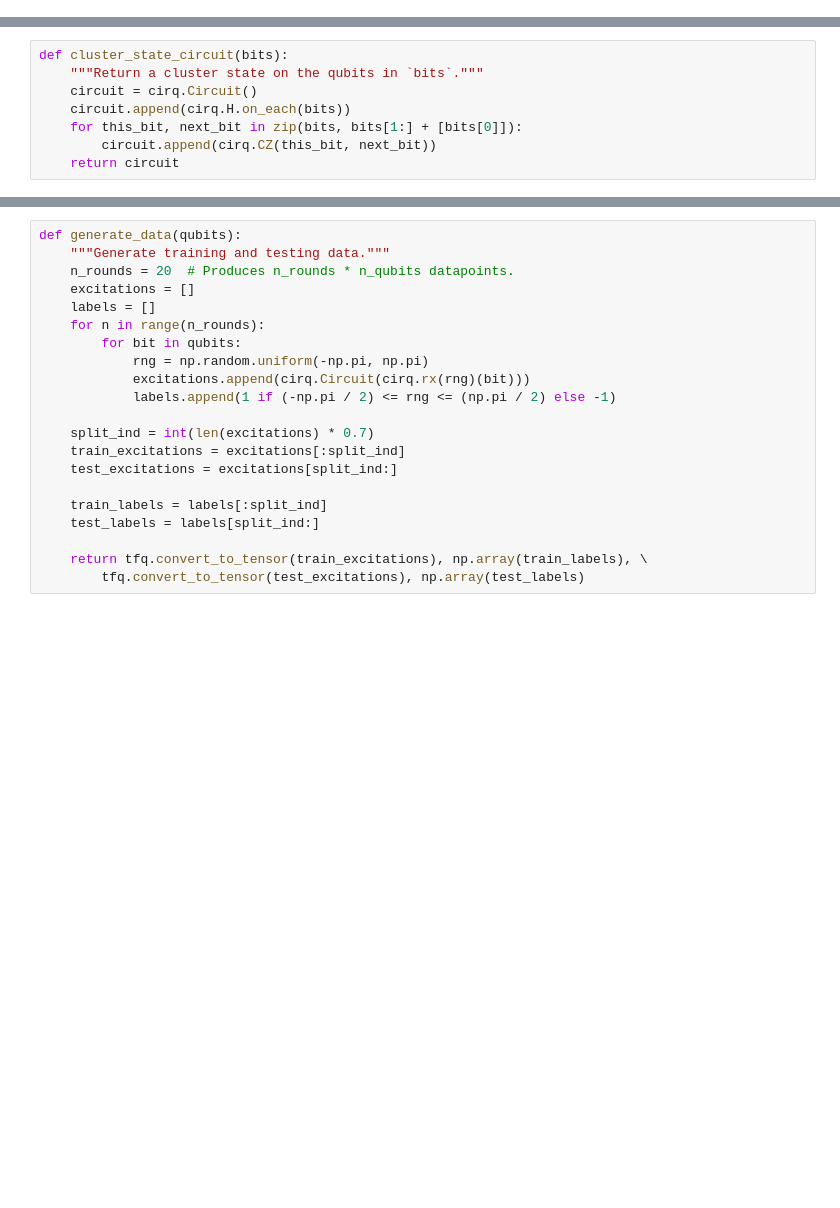
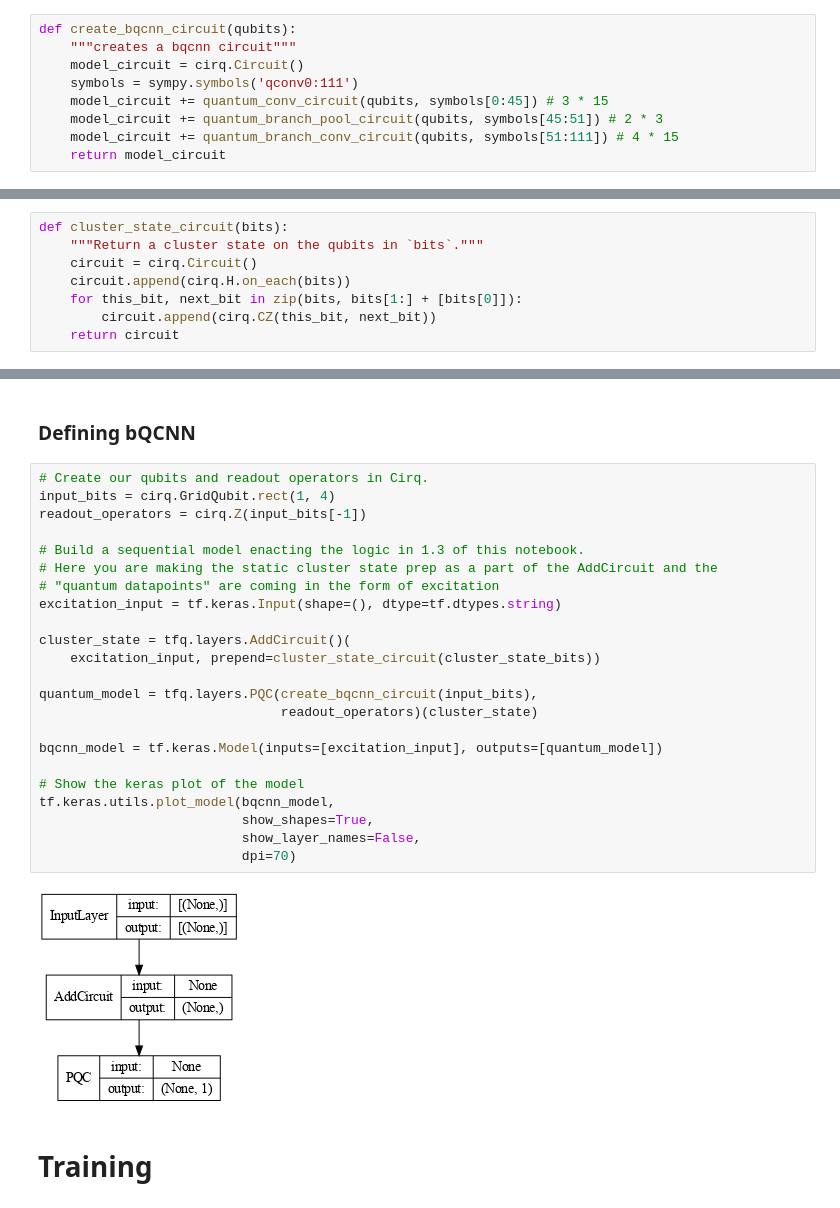
Before and after one commit to stellaw1/400q-project, a Jupyter notebook: 400q_project.ipynb, the cells around one changed output, grey strips where cells are left out. Drawn from its saved outputs; the diff is of its cells as text; blank space fills up the shorter version.

```diff
--- a/400q_project.ipynb
+++ b/400q_project.ipynb
@@ -224,0 +249,9 @@ WARNING:matplotlib.font_manager:findfont: Font family 'Arial' not found.
+# %%
+def create_bqcnn_circuit(qubits):
+    """creates a bqcnn circuit"""
+    model_circuit = cirq.Circuit()
+    symbols = sympy.symbols('qconv0:111')
+    model_circuit += quantum_conv_circuit(qubits, symbols[0:45]) # 3 * 15
+    model_circuit += quantum_branch_pool_circuit(qubits, symbols[45:51]) # 2 * 3
+    model_circuit += quantum_branch_conv_circuit(qubits, symbols[51:111]) # 4 * 15
+    return model_circuit
@@ -269,21 +299,29 @@ tf.keras.utils.plot_model(qcnn_model,
-# %%
-def generate_data(qubits):
-    """Generate training and testing data."""
-    n_rounds = 20  # Produces n_rounds * n_qubits datapoints.
-    excitations = []
-    labels = []
-    for n in range(n_rounds):
-        for bit in qubits:
-            rng = np.random.uniform(-np.pi, np.pi)
-            excitations.append(cirq.Circuit(cirq.rx(rng)(bit)))
-            labels.append(1 if (-np.pi / 2) <= rng <= (np.pi / 2) else -1)
-
-    split_ind = int(len(excitations) * 0.7)
-    train_excitations = excitations[:split_ind]
-    test_excitations = excitations[split_ind:]
-
-    train_labels = labels[:split_ind]
-    test_labels = labels[split_ind:]
-
-    return tfq.convert_to_tensor(train_excitations), np.array(train_labels), \
-        tfq.convert_to_tensor(test_excitations), np.array(test_labels)
+# %% [markdown]
+### Defining bQCNN
+# %%
+# Create our qubits and readout operators in Cirq.
+input_bits = cirq.GridQubit.rect(1, 4)
+readout_operators = cirq.Z(input_bits[-1])
+
+# Build a sequential model enacting the logic in 1.3 of this notebook.
+# Here you are making the static cluster state prep as a part of the AddCircuit and the
+# "quantum datapoints" are coming in the form of excitation
+excitation_input = tf.keras.Input(shape=(), dtype=tf.dtypes.string)
+
+cluster_state = tfq.layers.AddCircuit()(
+    excitation_input, prepend=cluster_state_circuit(cluster_state_bits))
+
+quantum_model = tfq.layers.PQC(create_bqcnn_circuit(input_bits),
+                               readout_operators)(cluster_state)
+
+bqcnn_model = tf.keras.Model(inputs=[excitation_input], outputs=[quantum_model])
+
+# Show the keras plot of the model
+tf.keras.utils.plot_model(bqcnn_model,
+                          show_shapes=True,
+                          show_layer_names=False,
+                          dpi=70)
+# %% [output]
+[figure, added]
+# %% [markdown]
+# Training
```
Also changed, not shown: parts of 30 cells of this notebook.
